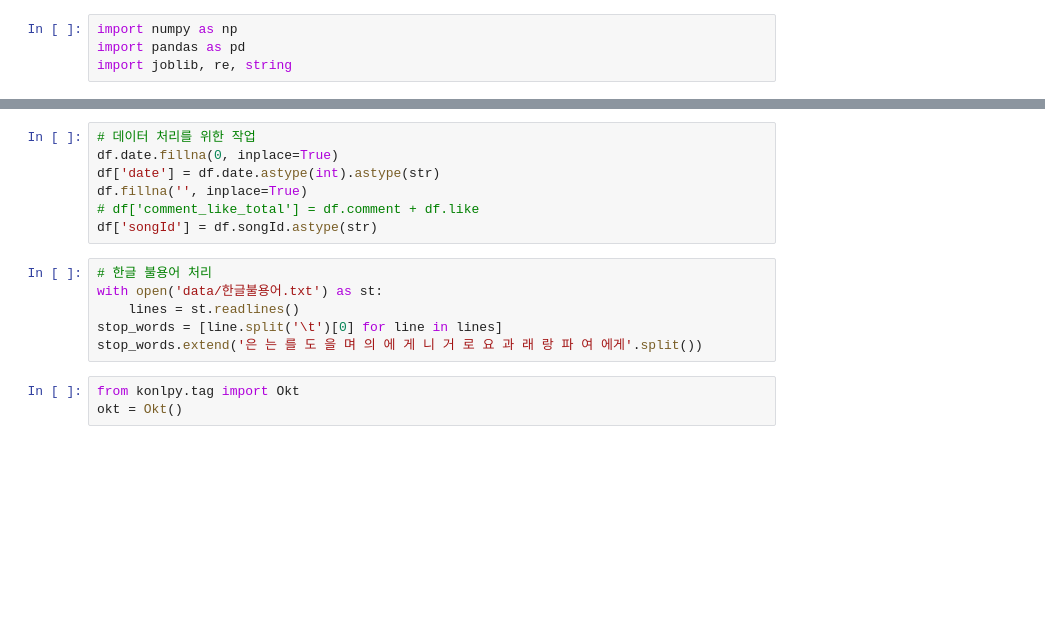
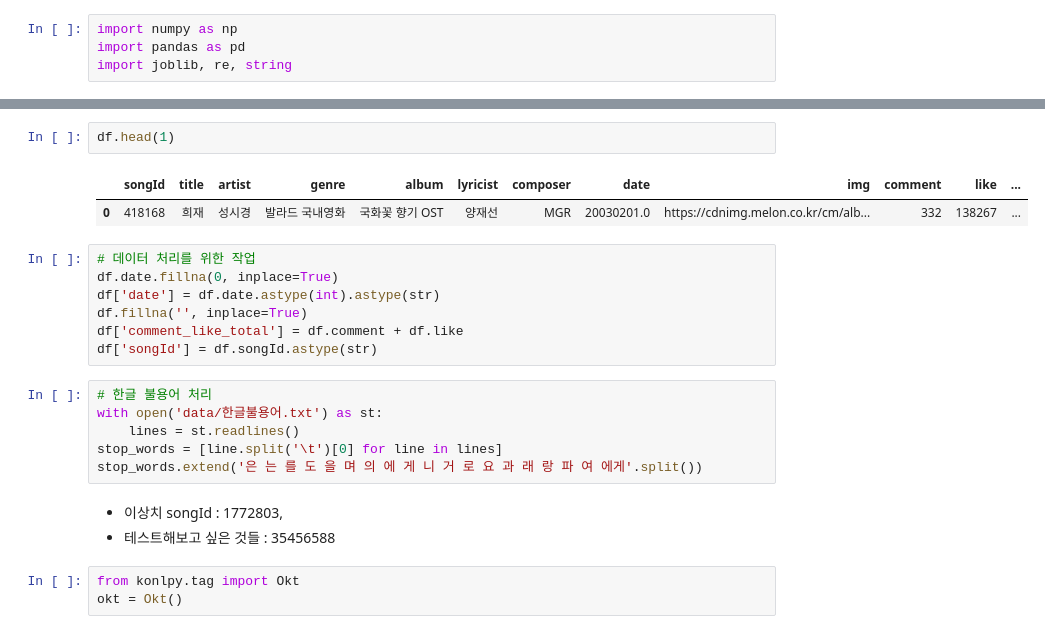
Before and after one commit to ssmpet/MachineLearning-Lecture-2023-5, a Jupyter notebook: 98.Project/좋아요댓글기반.ipynb, the cells around one changed output, grey strips where cells are left out. Saved outputs shown, nothing was run; the diff lists cells and outputs as text; blank space fills up the shorter version.

```diff
--- a/98.Project/좋아요댓글기반.ipynb
+++ b/98.Project/좋아요댓글기반.ipynb
@@ -23,9 +36,14 @@ df.ly_summary.isna().sum()
+# %%
+df.head(1)
+# %% [output]
+|  | songId | title | artist | genre | album | lyricist | composer | date | img | comment | like | ... |
+| 0 | 418168 | 희재 | 성시경 | 발라드 국내영화 | 국화꽃 향기 OST | 양재선 | MGR | 20030201.0 | https://cdnimg.melon.co.kr/cm/alb... | 332 | 138267 | ... |
 # %%
 # 데이터 처리를 위한 작업
 df.date.fillna(0, inplace=True)
 df['date'] = df.date.astype(int).astype(str)
 df.fillna('', inplace=True)
-# df['comment_like_total'] = df.comment + df.like
+df['comment_like_total'] = df.comment + df.like
 df['songId'] = df.songId.astype(str)
 # %%
 # 한글 불용어 처리
@@ -33,6 +51,9 @@ with open('data/한글불용어.txt') as st:
     lines = st.readlines()
 stop_words = [line.split('\t')[0] for line in lines]
 stop_words.extend('은 는 를 도 을 며 의 에 게 니 거 로 요 과 래 랑 파 여 에게'.split())
+# %% [markdown]
+- 이상치 songId : 1772803,
+- 테스트해보고 싶은 것들 : 35456588
 # %%
 from konlpy.tag import Okt
 okt = Okt()
```
Also changed, not shown: parts of 9 cells of this notebook, 55 other files.
